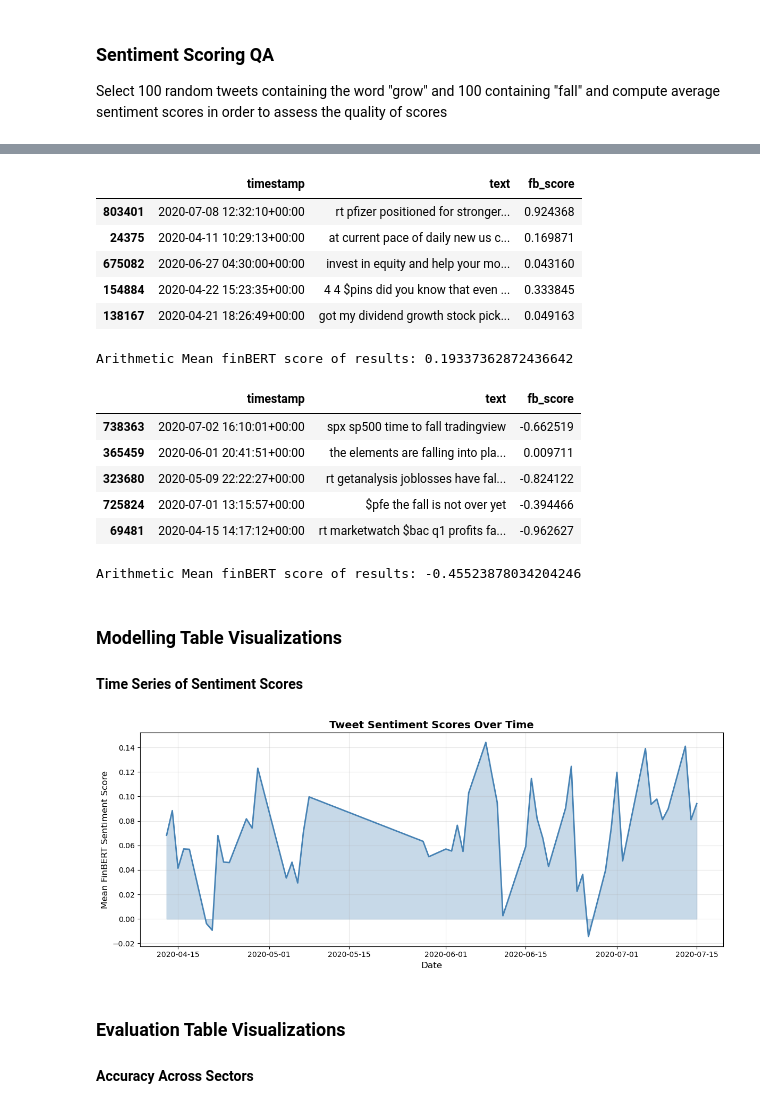
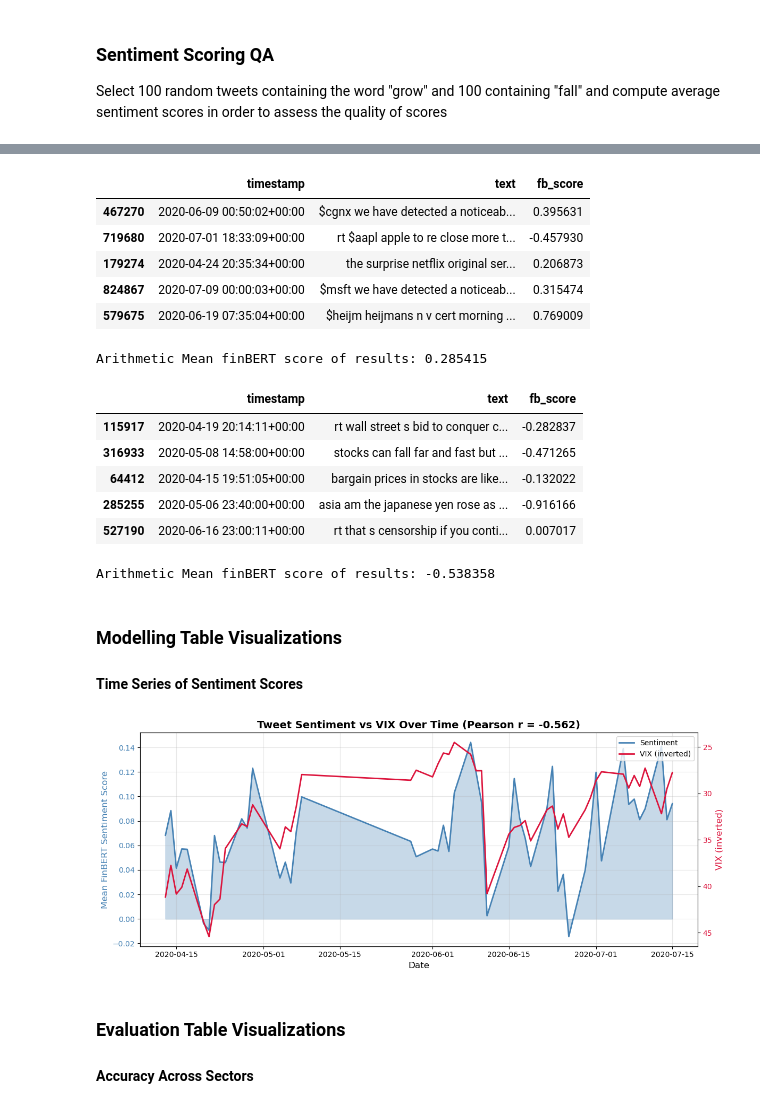
Before and after one commit to JakeCallcut/market-sector-sentiment-model, a Jupyter notebook: notebooks/EDA.ipynb, the cells around one changed output, grey strips where cells are left out. Drawn from its saved outputs; the diff is of its cells as text; code cells hidden in the pictures.

```diff
--- a/notebooks/EDA.ipynb
+++ b/notebooks/EDA.ipynb
@@ -41,37 +54,37 @@ Select 100 random tweets containing the word "grow" and 100 containing "fall" an
 # %%
-pos_df = tweet_df.loc[tweet_df["text"].str.contains("grow", na=False)]
+pos_df = tweet_df.loc[tweet_df["text"].str.contains("rise", na=False)]
 
 test_df = pos_df.sample(100)
 display (test_df.head())
 
-mean_score = test_df["fb_score"].mean()
+mean_score = round(test_df["fb_score"].mean(), 6)
 
 print(f"Arithmetic Mean finBERT score of results: {mean_score}")
 # %% [output]
 |  | timestamp | text | fb_score |
-| 803401 | 2020-07-08 12:32:10+00:00 | rt pfizer positioned for stronger... | 0.924368 |
-| 24375 | 2020-04-11 10:29:13+00:00 | at current pace of daily new us c... | 0.169871 |
-| 675082 | 2020-06-27 04:30:00+00:00 | invest in equity and help your mo... | 0.043160 |
-| 154884 | 2020-04-22 15:23:35+00:00 | 4 4 $pins did you know that even ... | 0.333845 |
-| 138167 | 2020-04-21 18:26:49+00:00 | got my dividend growth stock pick... | 0.049163 |
+| 467270 | 2020-06-09 00:50:02+00:00 | $cgnx we have detected a noticeab... | 0.395631 |
+| 719680 | 2020-07-01 18:33:09+00:00 | rt $aapl apple to re close more t... | -0.457930 |
+| 179274 | 2020-04-24 20:35:34+00:00 | the surprise netflix original ser... | 0.206873 |
+| 824867 | 2020-07-09 00:00:03+00:00 | $msft we have detected a noticeab... | 0.315474 |
+| 579675 | 2020-06-19 07:35:04+00:00 | $heijm heijmans n v cert morning ... | 0.769009 |
-Arithmetic Mean finBERT score of results: 0.19337362872436642
+Arithmetic Mean finBERT score of results: 0.285415
 # %%
 neg_df = tweet_df[tweet_df["text"].str.contains("fall", na=False)]
 
 test_df = neg_df.sample(100)
 display(test_df.head())
 
-mean_score = test_df["fb_score"].mean()
+mean_score = round(test_df["fb_score"].mean(), 6)
 
 print(f"Arithmetic Mean finBERT score of results: {mean_score}")
 # %% [output]
 |  | timestamp | text | fb_score |
-| 738363 | 2020-07-02 16:10:01+00:00 | spx sp500 time to fall tradingview | -0.662519 |
-| 365459 | 2020-06-01 20:41:51+00:00 | the elements are falling into pla... | 0.009711 |
-| 323680 | 2020-05-09 22:22:27+00:00 | rt getanalysis joblosses have fal... | -0.824122 |
-| 725824 | 2020-07-01 13:15:57+00:00 | $pfe the fall is not over yet | -0.394466 |
-| 69481 | 2020-04-15 14:17:12+00:00 | rt marketwatch $bac q1 profits fa... | -0.962627 |
+| 115917 | 2020-04-19 20:14:11+00:00 | rt wall street s bid to conquer c... | -0.282837 |
+| 316933 | 2020-05-08 14:58:00+00:00 | stocks can fall far and fast but ... | -0.471265 |
+| 64412 | 2020-04-15 19:51:05+00:00 | bargain prices in stocks are like... | -0.132022 |
+| 285255 | 2020-05-06 23:40:00+00:00 | asia am the japanese yen rose as ... | -0.916166 |
+| 527190 | 2020-06-16 23:00:11+00:00 | rt that s censorship if you conti... | 0.007017 |
-Arithmetic Mean finBERT score of results: -0.45523878034204246
+Arithmetic Mean finBERT score of results: -0.538358
 # %% [markdown]
 ### Modelling Table Visualizations
 
@@ -79,22 +92,38 @@ Arithmetic Mean finBERT score of results: -0.45523878034204246
 # %%
 # convert date index to datetime for proper plotting
 model_df.index = pd.to_datetime(model_df.index)
 
-# create time series plot of sentiment scores
-fig, ax = plt.subplots(figsize=(12, 5))
-ax.plot(model_df.index, model_df['mean_fb_score'], linewidth=2, color='steelblue')
-ax.fill_between(model_df.index, model_df['mean_fb_score'], alpha=0.3, color='steelblue')
+# calculate Pearson correlation between sentiment and VIX
+pearson_corr = model_df['mean_fb_score'].corr(model_df['VIX'])
 
-# format axes and add labels
-ax.set_xlabel('Date', fontsize=12)
-ax.set_ylabel('Mean FinBERT Sentiment Score', fontsize=12)
-ax.set_title('Tweet Sentiment Scores Over Time', fontsize=14, fontweight='bold')
-ax.grid(True, alpha=0.3)
+# create time series plot with dual y-axes
+fig, ax1 = plt.subplots(figsize=(12, 5))
+
+# plot sentiment on left axis
+ax1.plot(model_df.index, model_df['mean_fb_score'], linewidth=2, color='steelblue', label='Sentiment')
+ax1.fill_between(model_df.index, model_df['mean_fb_score'], alpha=0.3, color='steelblue')
+ax1.set_xlabel('Date', fontsize=12)
+ax1.set_ylabel('Mean FinBERT Sentiment Score', fontsize=12, color='steelblue')
+ax1.tick_params(axis='y', labelcolor='steelblue')
+
+# plot VIX on right axis (inverted)
+ax2 = ax1.twinx()
+ax2.plot(model_df.index, model_df['VIX'], linewidth=2, color='crimson', label='VIX (inverted)')
+ax2.set_ylabel('VIX (inverted)', fontsize=12, color='crimson')
+ax2.tick_params(axis='y', labelcolor='crimson')
+ax2.invert_yaxis()
+
+# add title with Pearson correlation and combined legend
+ax1.set_title(f'Tweet Sentiment vs VIX Over Time (Pearson r = {pearson_corr:.3f})', fontsize=14, fontweight='bold')
+lines1, labels1 = ax1.get_legend_handles_labels()
+lines2, labels2 = ax2.get_legend_handles_labels()
+ax1.legend(lines1 + lines2, labels1 + labels2, loc='upper right')
+ax1.grid(True, alpha=0.3)
 
 fig.tight_layout()
 plt.show()
 # %% [output]
-[figure, old version]
+[figure, new version]
 # %% [markdown]
 ### Evaluation Table Visualizations
 
```
Also changed, not shown: parts of 3 cells of this notebook, 2 other files.
